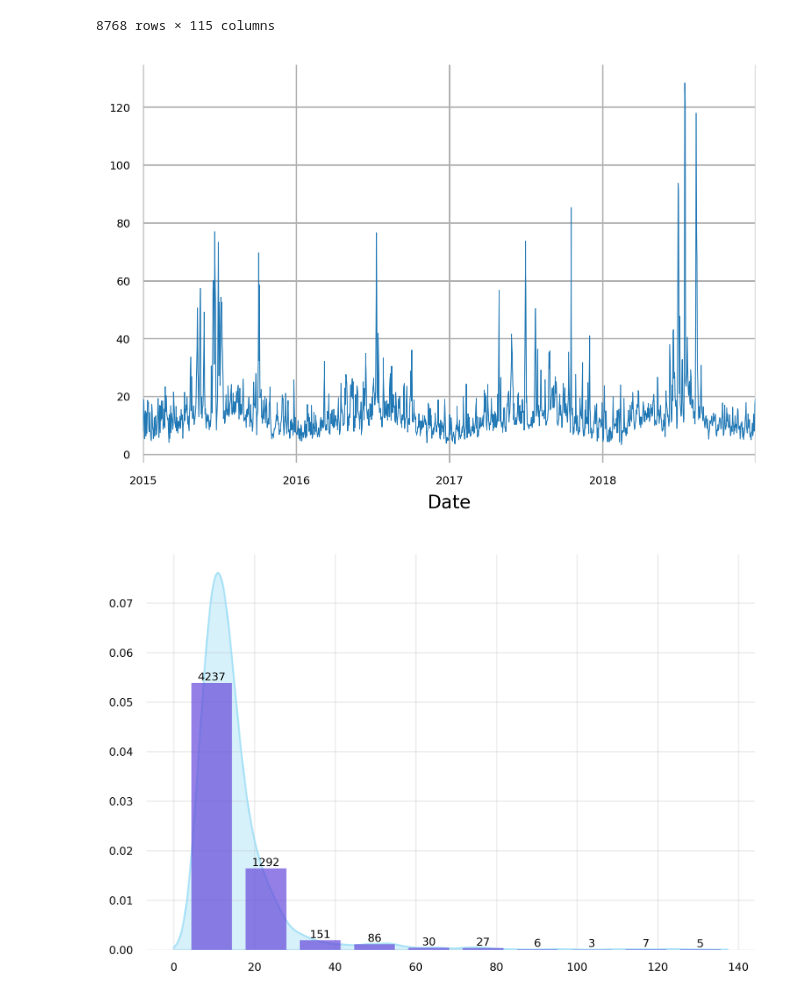
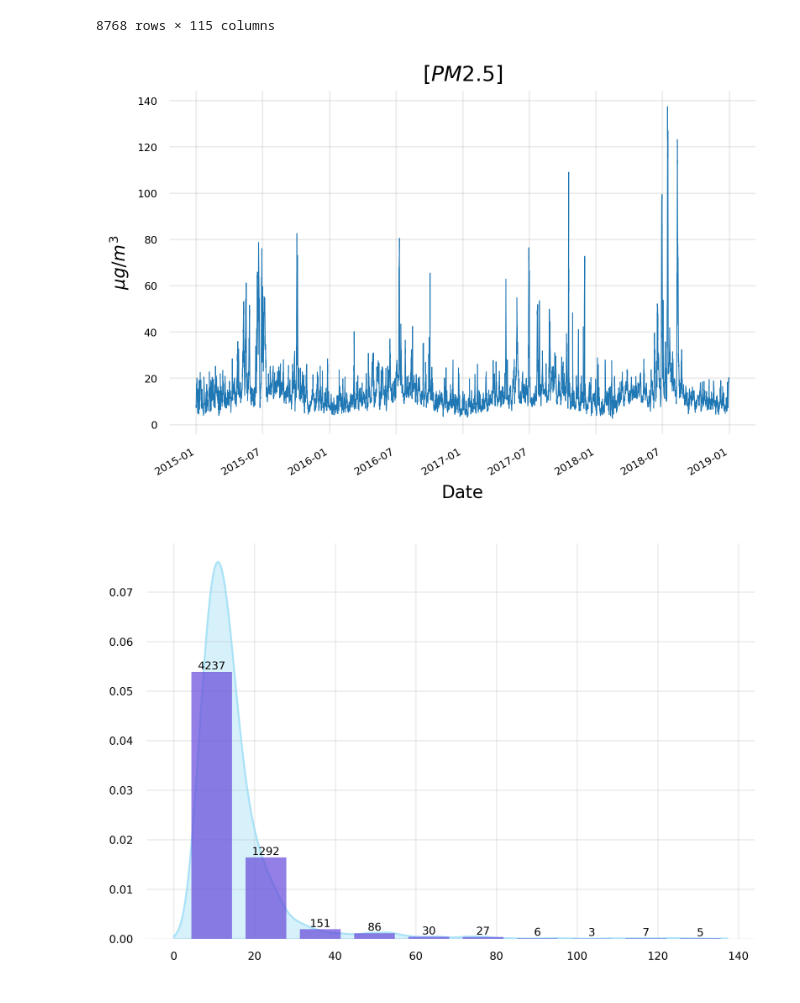
Before and after one commit to K20shores/HoustonPM2.5, a Jupyter notebook: Analysis.ipynb, the cells around one changed output. Drawn from its saved outputs; the diff is of its cells as text; code cells hidden in the pictures.

```diff
--- a/Analysis.ipynb
+++ b/Analysis.ipynb
@@ -80,17 +79,22 @@ test = subset_dataframe(df, test_filt)
 # %%
 fig, ax = plt.subplots(dpi=300)
 
-train.resample('D').mean().plot(y='PM2.5', ax=ax, lw=0.5, legend=False)
+# train.resample('D').mean().plot(y='PM2.5', ax=ax, lw=0.5, legend=False)
+train.plot(y='PM2.5', ax=ax, lw=0.5, legend=False)
 
 ax.spines['top'].set_visible(False)
 ax.spines['bottom'].set_visible(False)
 ax.spines['left'].set_visible(False)
 ax.spines['right'].set_visible(False)
 
 ax.tick_params(axis='both', labelsize=6, width=0, which='both')
-ax.grid()
+ax.grid(alpha=0.25)
+
+ax.set_ylabel(r'$\mu g/m^3$')
+
+ax.set_title('$[PM2.5]$');
 # %% [output]
-[figure, old version]
+[figure, new version]
 # %%
 from sklearn import preprocessing
 import scipy.stats as stats
```
Also changed, not shown: parts of 14 cells of this notebook, 1 other file.
